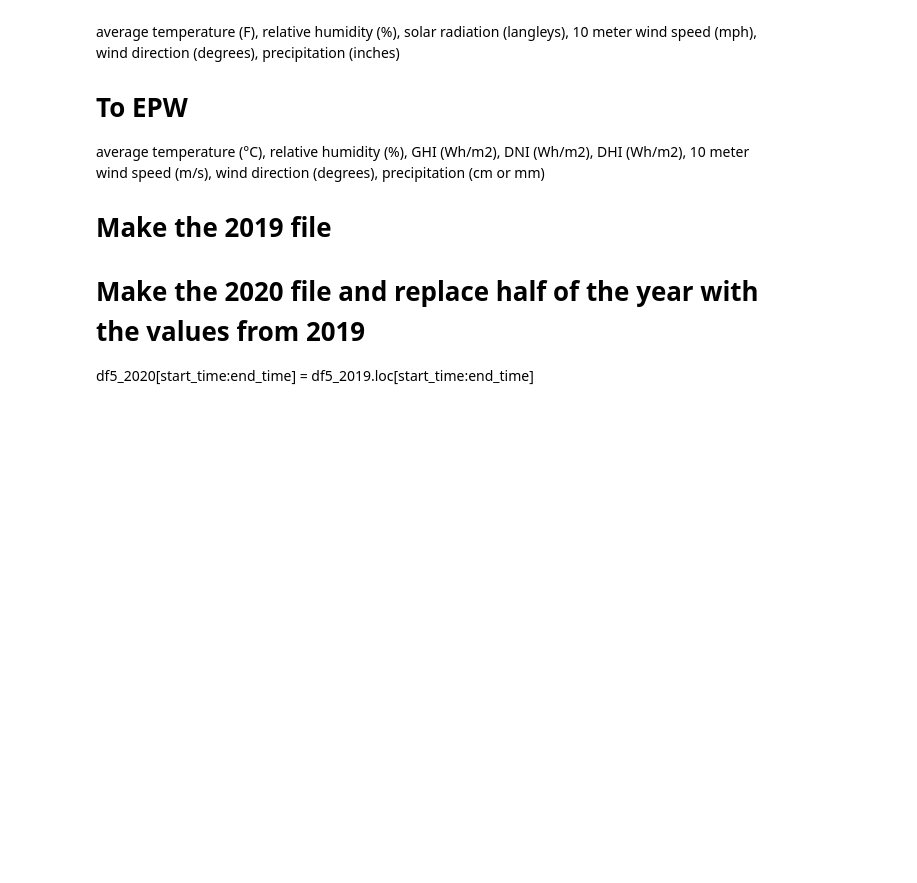
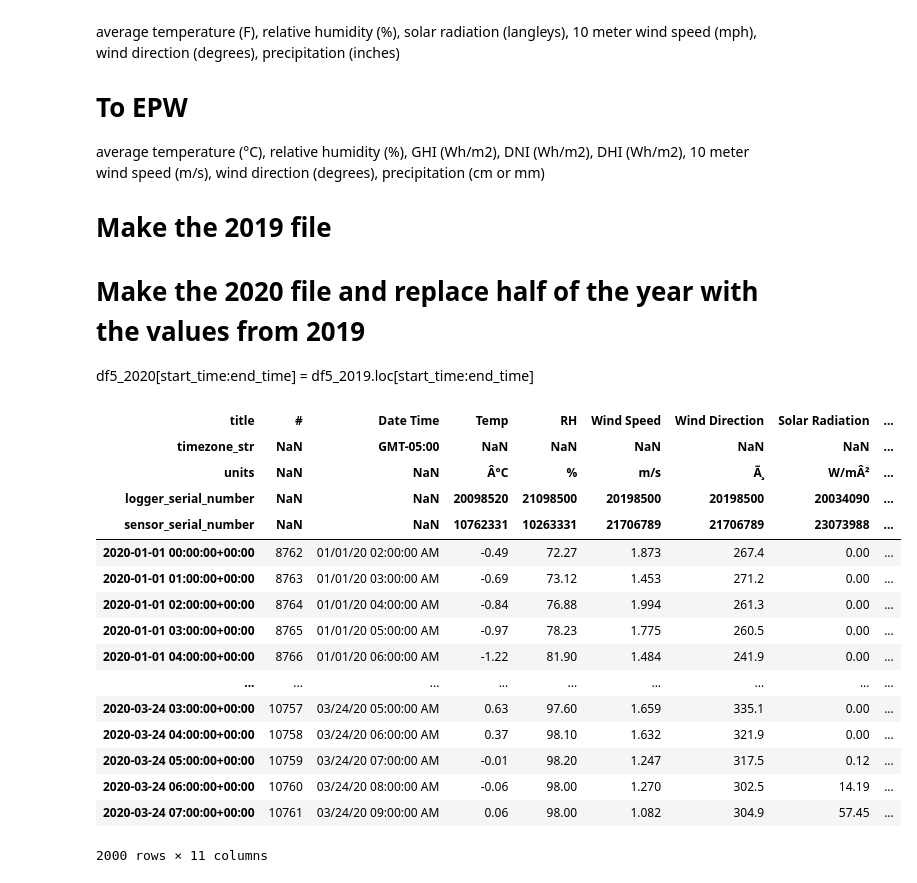
Before and after one commit to kastnerp/CampusMicroclimateAndWeather, a Jupyter notebook: ReadPlot.ipynb, the cells around one changed output. Saved outputs shown, nothing was run; the diff lists cells and outputs as text; code cells hidden in the pictures; blank space fills up the shorter version.

```diff
--- a/ReadPlot.ipynb
+++ b/ReadPlot.ipynb
@@ -554,0 +711,21 @@ def show_missing_vals(csv, year):
+# %%
+dd = get_1y_data(df5,2020)
+dd.iloc[:2000,:]
+# %% [output]
+| title | # | Date Time | Temp | RH | Wind Speed | Wind Direction | Solar Radiation | ... |
+| timezone_str | NaN | GMT-05:00 | NaN | NaN | NaN | NaN | NaN | ... |
+| units | NaN | NaN | Â°C | % | m/s | Ã¸ | W/mÂ² | ... |
+| logger_serial_number | NaN | NaN | 20098520 | 21098500 | 20198500 | 20198500 | 20034090 | ... |
+| sensor_serial_number | NaN | NaN | 10762331 | 10263331 | 21706789 | 21706789 | 23073988 | ... |
+| 2020-01-01 00:00:00+00:00 | 8762 | 01/01/20 02:00:00 AM | -0.49 | 72.27 | 1.873 | 267.4 | 0.00 | ... |
+| 2020-01-01 01:00:00+00:00 | 8763 | 01/01/20 03:00:00 AM | -0.69 | 73.12 | 1.453 | 271.2 | 0.00 | ... |
+| 2020-01-01 02:00:00+00:00 | 8764 | 01/01/20 04:00:00 AM | -0.84 | 76.88 | 1.994 | 261.3 | 0.00 | ... |
+| 2020-01-01 03:00:00+00:00 | 8765 | 01/01/20 05:00:00 AM | -0.97 | 78.23 | 1.775 | 260.5 | 0.00 | ... |
+| 2020-01-01 04:00:00+00:00 | 8766 | 01/01/20 06:00:00 AM | -1.22 | 81.90 | 1.484 | 241.9 | 0.00 | ... |
+| ... | ... | ... | ... | ... | ... | ... | ... | ... |
+| 2020-03-24 03:00:00+00:00 | 10757 | 03/24/20 05:00:00 AM | 0.63 | 97.60 | 1.659 | 335.1 | 0.00 | ... |
+| 2020-03-24 04:00:00+00:00 | 10758 | 03/24/20 06:00:00 AM | 0.37 | 98.10 | 1.632 | 321.9 | 0.00 | ... |
+| 2020-03-24 05:00:00+00:00 | 10759 | 03/24/20 07:00:00 AM | -0.01 | 98.20 | 1.247 | 317.5 | 0.12 | ... |
+| 2020-03-24 06:00:00+00:00 | 10760 | 03/24/20 08:00:00 AM | -0.06 | 98.00 | 1.270 | 302.5 | 14.19 | ... |
+| 2020-03-24 07:00:00+00:00 | 10761 | 03/24/20 09:00:00 AM | 0.06 | 98.00 | 1.082 | 304.9 | 57.45 | ... |
+2000 rows × 11 columns
```
Also changed, not shown: parts of 10 cells of this notebook, 7 other files.
